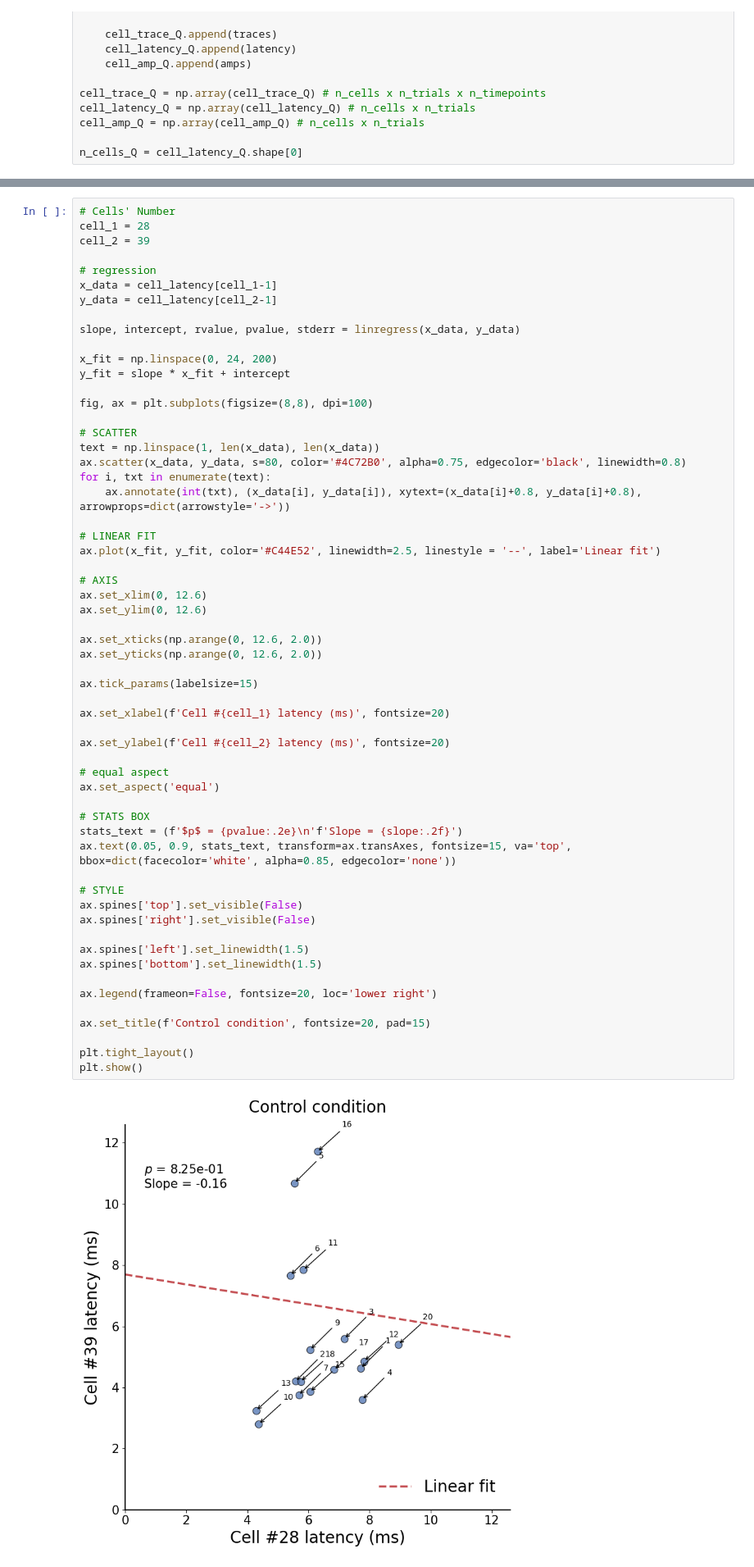
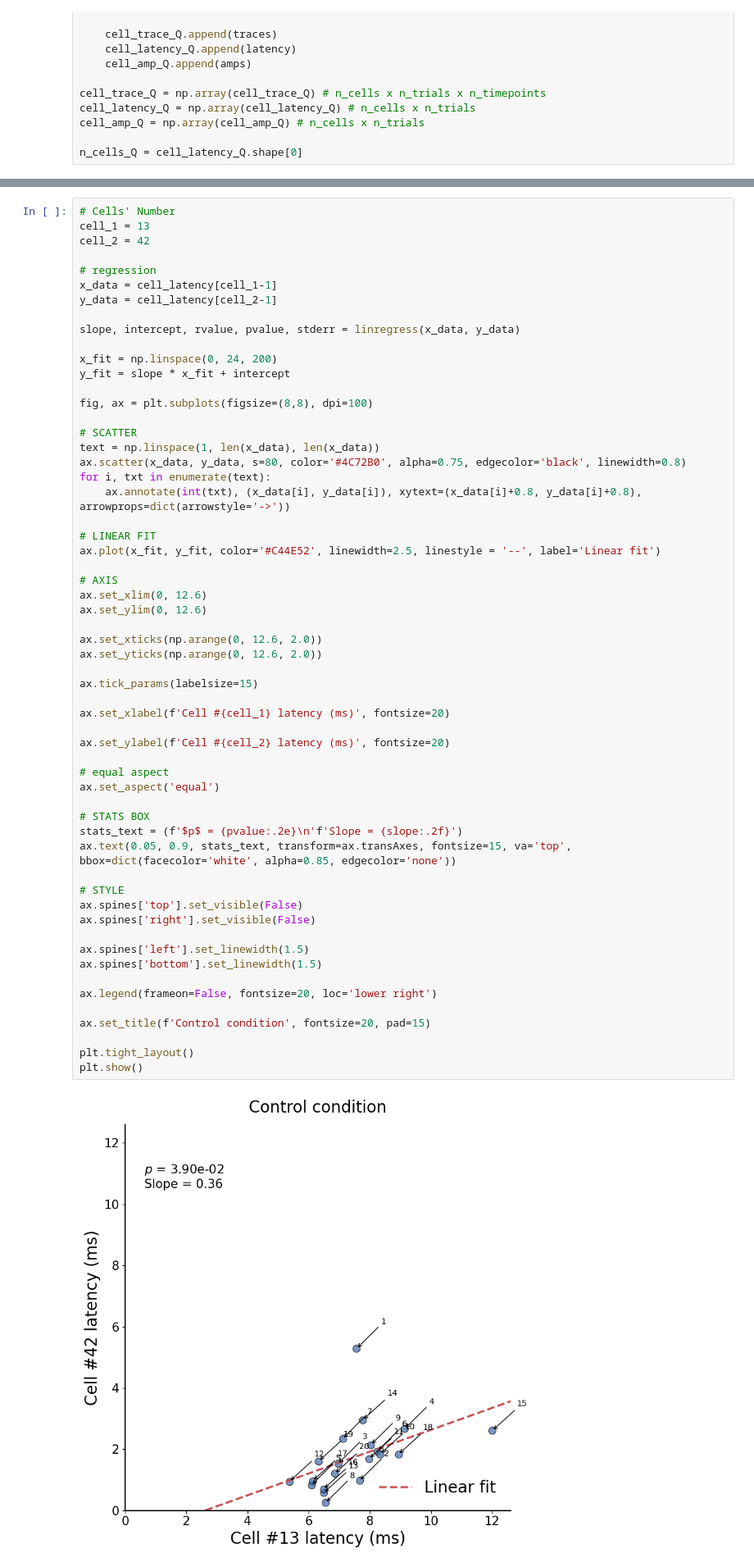
Before and after one commit to TianchengXu0420/ZDA_Adventure, a Jupyter notebook: GapJunction.ipynb, the cells around one changed output, grey strips where cells are left out. Shown at 82% size. Cells and saved outputs as stored; diff of their text form.

```diff
--- a/GapJunction.ipynb
+++ b/GapJunction.ipynb
@@ -510,8 +510,8 @@ Totally 27 pairs.
 [figure]
 # %%
 # Cells' Number
-cell_1 = 28
-cell_2 = 39
+cell_1 = 13
+cell_2 = 42
 
 # regression
 x_data = cell_latency[cell_1-1]
@@ -540,32 +540,32 @@ ax.set_ylim(0, 12.6)
 ax.set_xticks(np.arange(0, 12.6, 2.0))
 ax.set_yticks(np.arange(0, 12.6, 2.0))
 
 ax.tick_params(labelsize=15)
 
 ax.set_xlabel(f'Cell #{cell_1} latency (ms)', fontsize=20)
 
 ax.set_ylabel(f'Cell #{cell_2} latency (ms)', fontsize=20)
 
 # equal aspect
 ax.set_aspect('equal')
 
 # STATS BOX
 stats_text = (f'$p$ = {pvalue:.2e}\n'f'Slope = {slope:.2f}')
 ax.text(0.05, 0.9, stats_text, transform=ax.transAxes, fontsize=15, va='top', bbox=dict(facecolor='white', alpha=0.85, edgecolor='none'))
 
 # STYLE
 ax.spines['top'].set_visible(False)
 ax.spines['right'].set_visible(False)
 
 ax.spines['left'].set_linewidth(1.5)
 ax.spines['bottom'].set_linewidth(1.5)
 
 ax.legend(frameon=False, fontsize=20, loc='lower right')
 
 ax.set_title(f'Control condition', fontsize=20, pad=15)
 
 plt.tight_layout()
 plt.show()
 # %% [output]
-[figure, old version]
+[figure, new version]
 # %%
```
Also changed, not shown: parts of 9 cells of this notebook.
